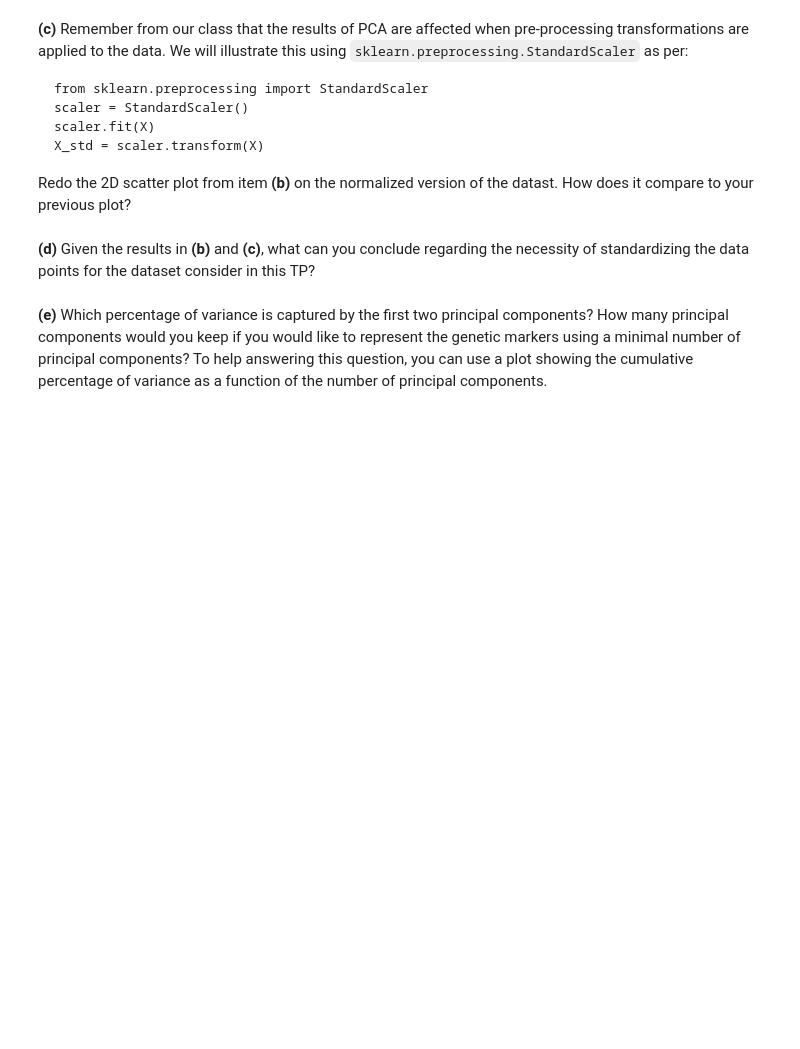
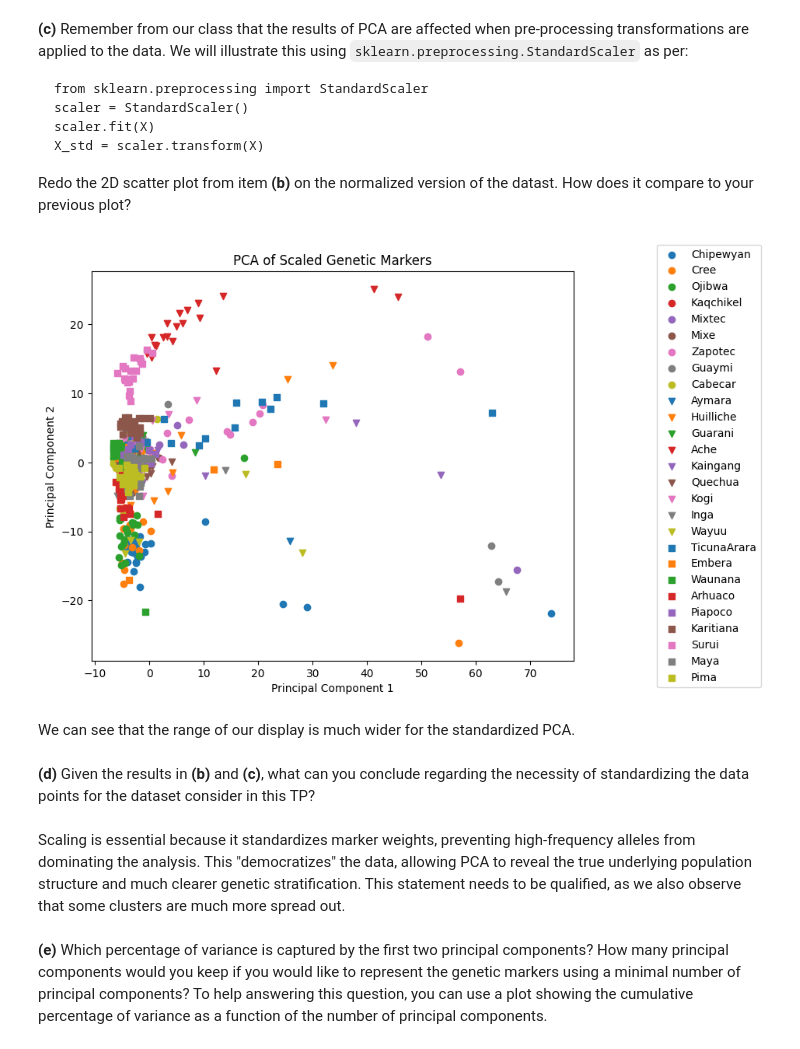
Before and after one commit to Concombrero/TP-Statistical-Learning, a Jupyter notebook: TP2/TP2.ipynb, the cells around one changed output. Saved outputs shown, nothing was run; the diff lists cells and outputs as text; code cells hidden in the pictures; blank space fills up the shorter version.

````diff
--- a/TP2/TP2.ipynb
+++ b/TP2/TP2.ipynb
@@ -201,7 +221,33 @@ scaler.fit(X)
 X_std = scaler.transform(X)
 ```
 Redo the 2D scatter plot from item **(b)** on the normalized version of the datast. How does it compare to your previous plot?
+# %%
+from sklearn.preprocessing import StandardScaler
+
+scaler = StandardScaler()
+X_scaled = scaler.fit(X)
+X_scaled = scaler.transform(X)
+
+pca2 = PCA()
+X_pca2 = pca2.fit_transform(X_scaled)
+plt.figure(figsize=(8.0, 6.5))
+for i, tribe in enumerate(gdf['Pop'].unique()):
+    tribe_mask = (gdf['Pop'] == tribe).to_numpy()
+    plt.scatter(X_pca2[tribe_mask, 0], X_pca2[tribe_mask, 1],
+                marker=marker_list[i//9],
+                color=colors_list[i%9], label=tribe)
+plt.legend(loc='center right', bbox_to_anchor=(1.4, 0.5))
+plt.title('PCA of Scaled Genetic Markers')
+plt.xlabel('Principal Component 1')
+plt.ylabel('Principal Component 2')
+plt.show()
+# %% [output]
+[figure, added]
+# %% [markdown]
+We can see that the range of our display is much wider for the standardized PCA.
 # %% [markdown]
 **(d)** Given the results in **(b)** and **(c)**, what can you conclude regarding the necessity of standardizing the data points for the dataset consider in this TP?
+# %% [markdown]
+Scaling is essential because it standardizes marker weights, preventing high-frequency alleles from dominating the analysis. This "democratizes" the data, allowing PCA to reveal the true underlying population structure and much clearer genetic stratification. This statement needs to be qualified, as we also observe that some clusters are much more spread out.
 # %% [markdown]
 **(e)** Which percentage of variance is captured by the first two principal components? How many principal components would you keep if you would like to represent the genetic markers using a minimal number of principal components? To help answering this question, you can use a plot showing the cumulative percentage of variance as a function of the number of principal components.
````
Also changed, not shown: parts of 3 cells of this notebook.
